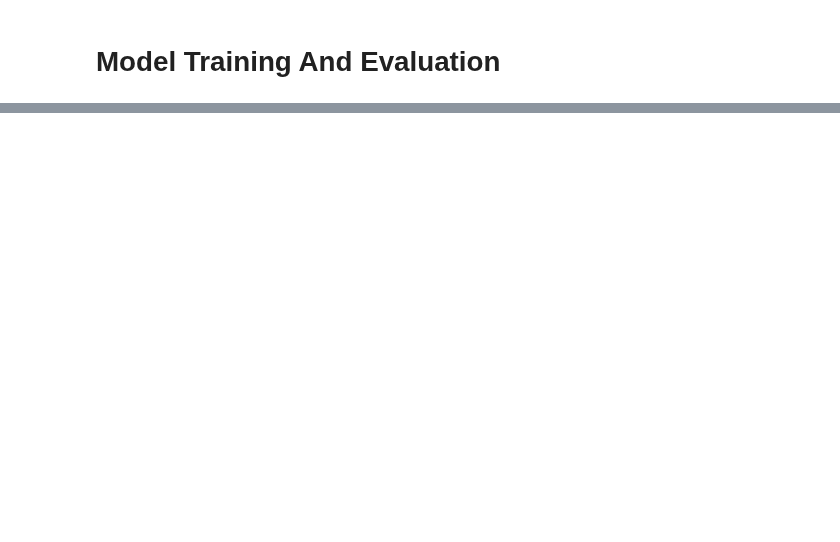
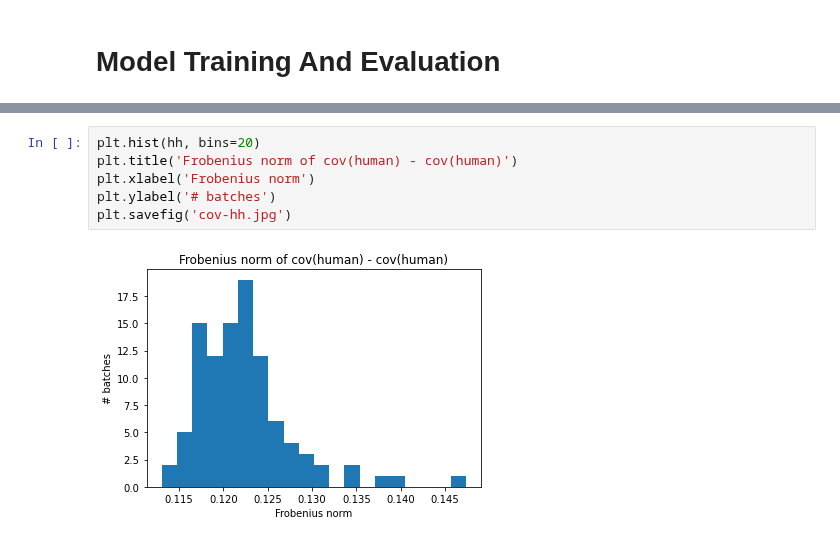
Before and after one commit to hahntrn/da-benchmarking, a Jupyter notebook: src-ha/check_covariance.ipynb, the cells around one changed output, grey strips where cells are left out. Saved outputs shown, nothing was run; the diff lists cells and outputs as text; blank space fills up the shorter version.

```diff
--- a/src-ha/check_covariance.ipynb
+++ b/src-ha/check_covariance.ipynb
@@ -393,0 +206,8 @@ Training...
+# %%
+plt.hist(hh, bins=20)
+plt.title('Frobenius norm of cov(human) - cov(human)')
+plt.xlabel('Frobenius norm')
+plt.ylabel('# batches')
+plt.savefig('cov-hh.jpg')
+# %% [output]
+[figure, added]
```
Also changed, not shown: parts of 19 cells of this notebook, 24 other files.
